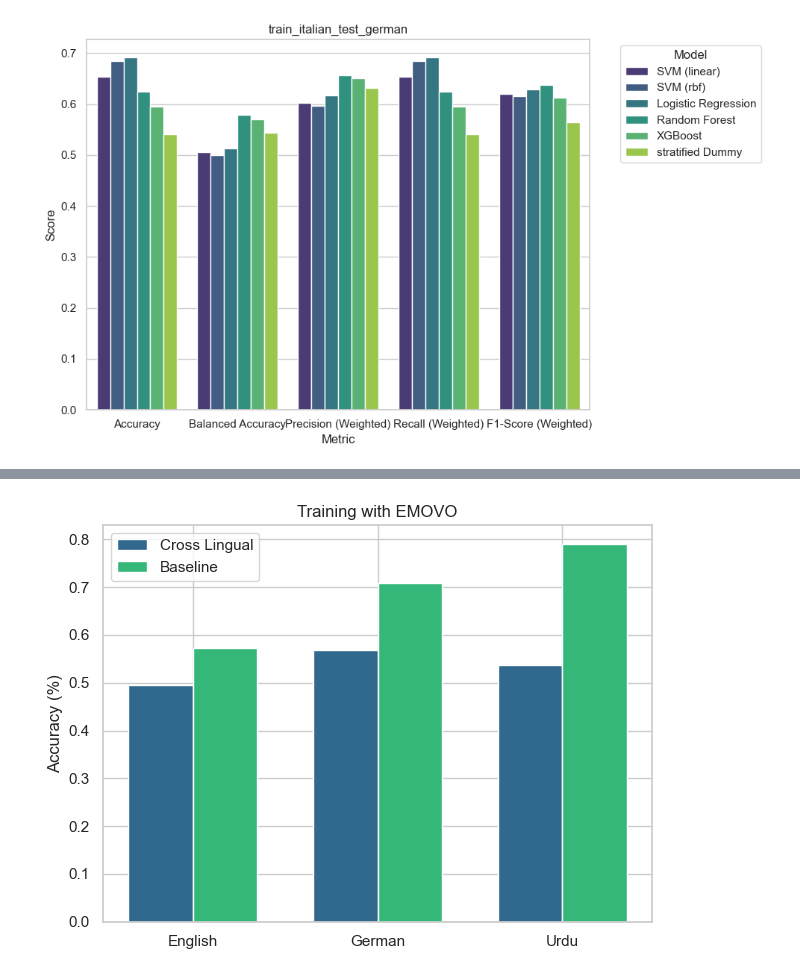
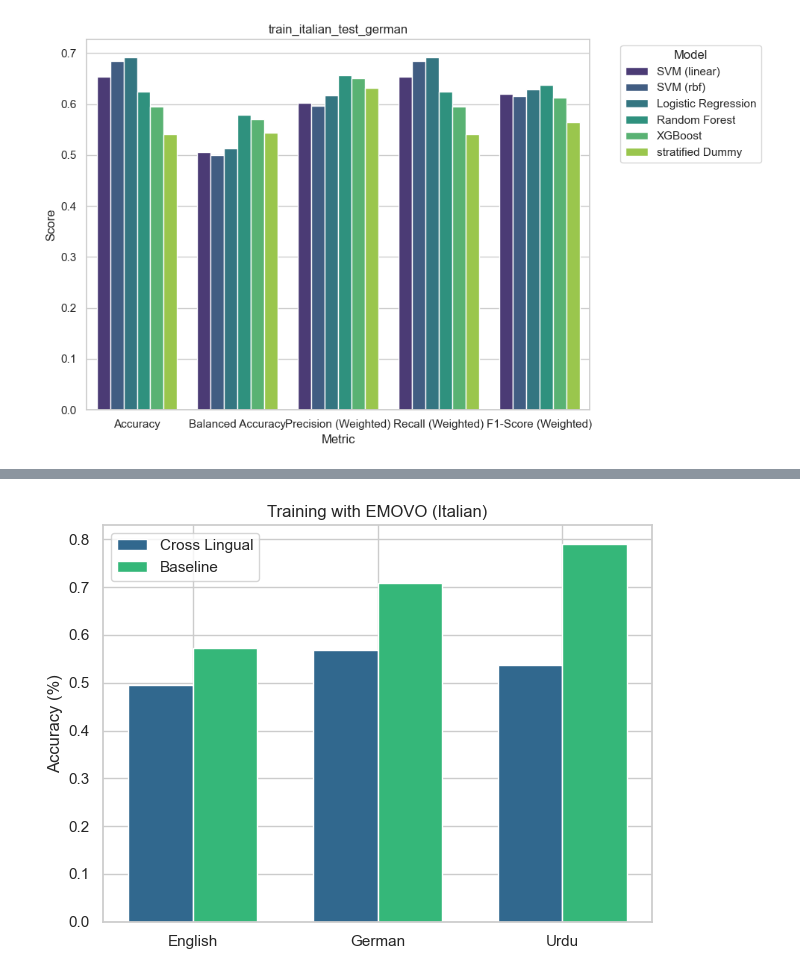
Before and after one commit to juverse/Speech-Emotion-Recognition, a Jupyter notebook: Evaluation/Crosslingual/crosslingual_evaluation.ipynb, the cells around one changed output, grey strips where cells are left out. Cells and saved outputs as stored; diff of their text form; code cells hidden in the pictures.

```diff
--- a/Evaluation/Crosslingual/crosslingual_evaluation.ipynb
+++ b/Evaluation/Crosslingual/crosslingual_evaluation.ipynb
@@ -257,8 +266,8 @@ plot_crosslingual_vs_baseline(df_baseline_accuracy, df_train_german_accuracy, da
 # %%
 # Training with Italian
 datasets = ['English', 'German', 'Urdu']
 df_train_italian_accuracy = combined_dfs_train_italian[(combined_dfs_train_italian["Metric"] == "Balanced Accuracy") & (combined_dfs_train_italian["Model"] == "XGBoost")]
 
-plot_crosslingual_vs_baseline(df_baseline_accuracy, df_train_italian_accuracy, datasets, "Training with EMOVO")
+plot_crosslingual_vs_baseline(df_baseline_accuracy, df_train_italian_accuracy, datasets, "Training with EMOVO (Italian)")
 # %% [output]
-[figure, old version]
+[figure, new version]
```
Also changed, not shown: parts of 9 cells of this notebook, 1 other file.
